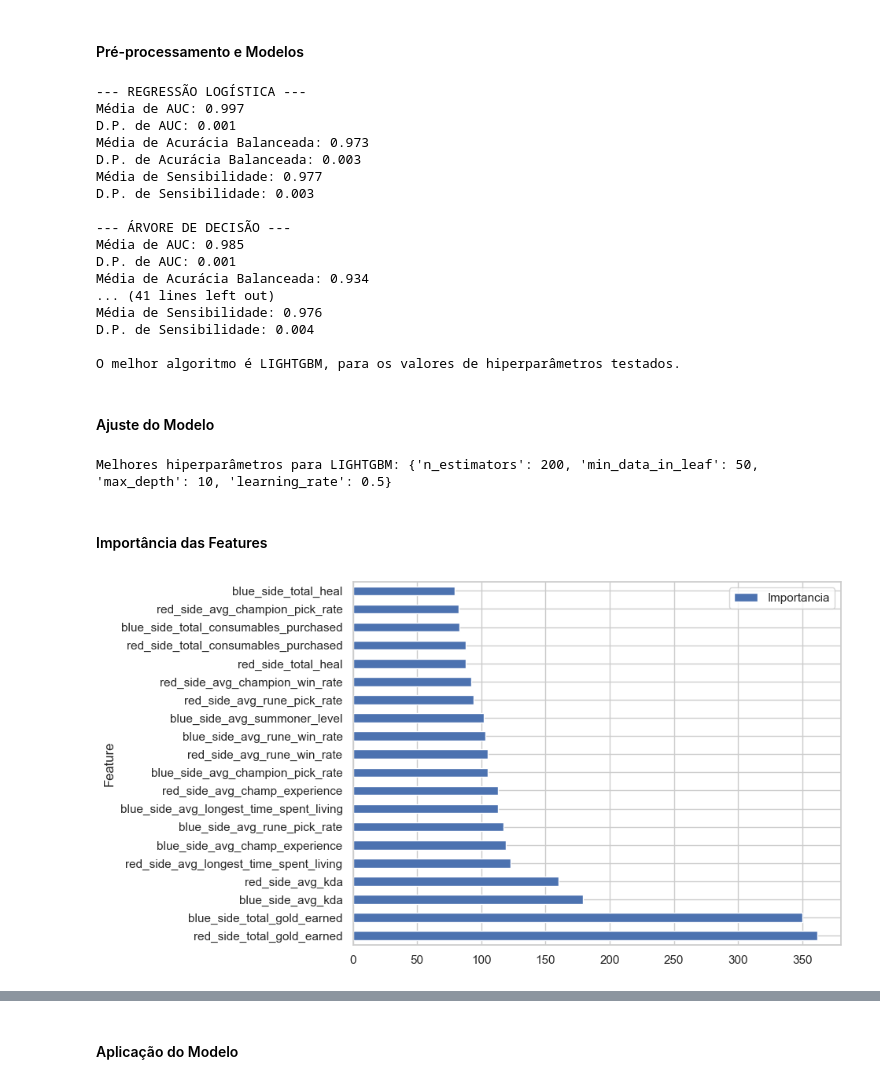
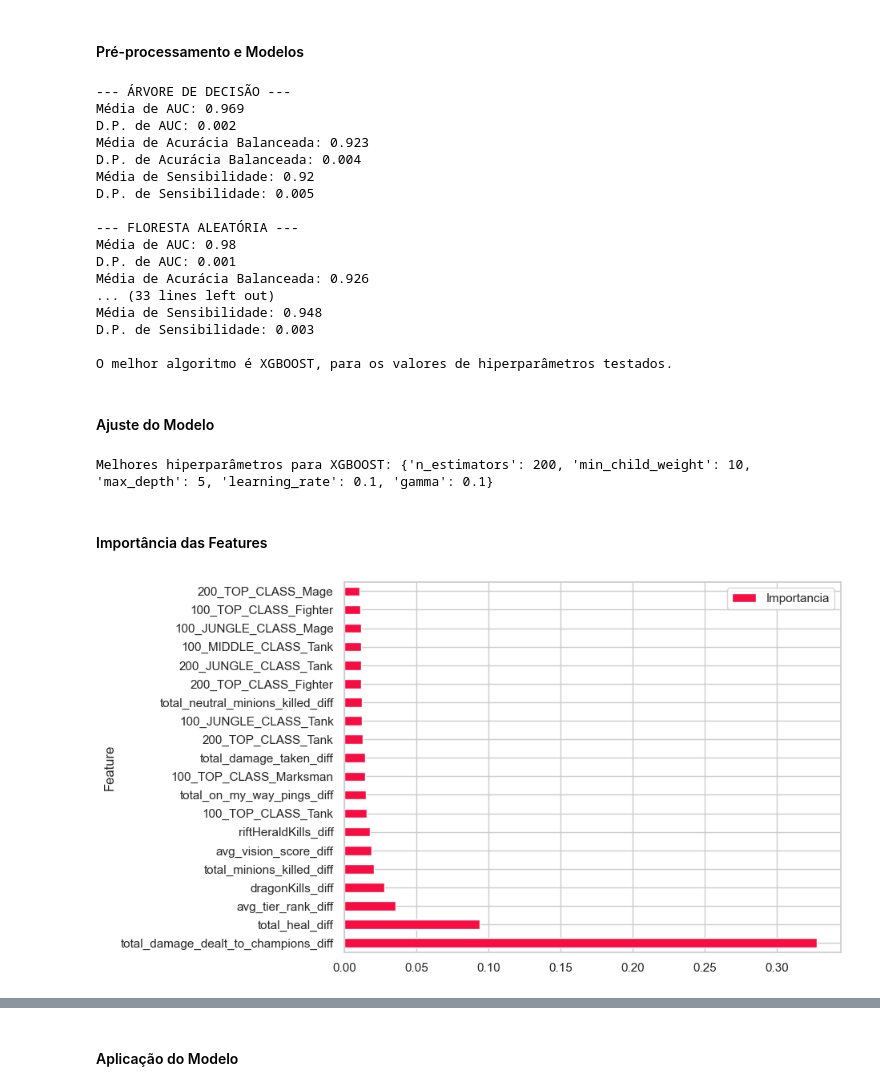
Before and after one commit to Mitysuo/LeagueOfLegendsDataLab, a Jupyter notebook: analysis.ipynb, the cells around one changed output, grey strips where cells are left out. Saved outputs shown, nothing was run; the diff lists cells and outputs as text; code cells hidden in the pictures.

Commit message:
Add new modeling

```diff
--- a/analysis.ipynb
+++ b/analysis.ipynb
@@ -669,7 +1064,7 @@ inner_cv = KFold(n_splits = 3, shuffle = True, random_state = 123)
 outer_cv = KFold(n_splits = 5, shuffle = True, random_state = 123)
 # %%
 # Avaliação de modelos por validação cruzada aninhada
-for nome, (algoritmo, parametros) in modelos.items():
+for nome, (algoritmo, parametros) in modelos_rand.items():
 
   # Métricas de interesse
   scoring = {'AUC': 'roc_auc', 'balanced_accuracy': 'balanced_accuracy', 'recall': 'recall'}
@@ -677,13 +1072,13 @@ for nome, (algoritmo, parametros) in modelos.items():
   # Escolha entre grid search ou random search. No random search, altere a métrica que deseja otimizar em 'refit' e a quantidade de iterações, se for necessário
   # grid_search = GridSearchCV(algoritmo, parametros, cv = inner_cv, scoring = scoring, refit = 'AUC', n_jobs = -1)
   random_search = RandomizedSearchCV(algoritmo, parametros, cv = inner_cv, scoring = scoring, refit = 'AUC', n_iter = 50, random_state = 123, n_jobs = -1)
-  nested_scores = cross_validate(random_search, X = X_sample_transformed, y = y_sample, cv = outer_cv, scoring = scoring, n_jobs = -1)
+  nested_scores = cross_validate(random_search, X = X_train_model_2, y = y_train_model_2, cv = outer_cv, scoring = scoring, n_jobs = -1)
 
   # Verificando se o modelo atual é o melhor
-  if np.mean(nested_scores['test_AUC']) > melhor_score:
-      melhor_algoritmo = nome
-      melhor_modelo = random_search
-      melhor_score = np.mean(nested_scores['test_AUC'])
+  if np.mean(nested_scores['test_AUC']) >= melhor_score_model_2:
+      melhor_algoritmo_model_2 = nome
+      melhor_modelo_model_2 = random_search
+      melhor_score_model_2 = np.mean(nested_scores['test_AUC'])
 
   # Resultados
   # Observação: os cálculos de acurácia balanceada e sensibilidade consideram ponto de corte = 0,50 por padrão; logo, só devem ser considerados para bases balanceadas
@@ -696,37 +1091,37 @@ for nome, (algoritmo, parametros) in modelos.items():
   print("D.P. de Sensibilidade: " + str(round(np.std(nested_scores['test_recall']), 3)))
   print("")
 
-print(f"O melhor algoritmo é {melhor_algoritmo}, para os valores de hiperparâmetros testados.")
+print(f"O melhor algoritmo é {melhor_algoritmo_model_2}, para os valores de hiperparâmetros testados.")
 # %% [output]
---- REGRESSÃO LOGÍSTICA ---
-Média de AUC: 0.997
+--- ÁRVORE DE DECISÃO ---
+Média de AUC: 0.969
+D.P. de AUC: 0.002
+Média de Acurácia Balanceada: 0.923
+D.P. de Acurácia Balanceada: 0.004
+Média de Sensibilidade: 0.92
+D.P. de Sensibilidade: 0.005
+
+--- FLORESTA ALEATÓRIA ---
+Média de AUC: 0.98
 D.P. de AUC: 0.001
-Média de Acurácia Balanceada: 0.973
-D.P. de Acurácia Balanceada: 0.003
-Média de Sensibilidade: 0.977
+Média de Acurácia Balanceada: 0.926
+... (33 lines left out)
+Média de Sensibilidade: 0.948
 D.P. de Sensibilidade: 0.003
 
---- ÁRVORE DE DECISÃO ---
-Média de AUC: 0.985
-D.P. de AUC: 0.001
-Média de Acurácia Balanceada: 0.934
-... (41 lines left out)
-Média de Sensibilidade: 0.976
-D.P. de Sensibilidade: 0.004
-
-O melhor algoritmo é LIGHTGBM, para os valores de hiperparâmetros testados.
+O melhor algoritmo é XGBOOST, para os valores de hiperparâmetros testados.
 # %% [markdown]
 #### Ajuste do Modelo
 # %%
 cv = KFold(n_splits = 10, shuffle = True, random_state = 123)
 scoring = {'AUC': 'roc_auc', 'balanced_accuracy': 'balanced_accuracy', 'recall': 'recall'}
 
-modelo_final = RandomizedSearchCV(melhor_modelo.estimator, modelos[melhor_algoritmo][1], cv = cv, scoring = scoring, refit = 'AUC', n_iter = 50, random_state = 123, n_jobs = -1)
-modelo_final.fit(X_sample_transformed, y_sample)
+modelo_final_model_2 = RandomizedSearchCV(melhor_modelo_model_2.estimator, modelos[melhor_algoritmo_model_2][1], cv = cv, scoring = scoring, refit = 'AUC', n_iter = 50, random_state = 123, n_jobs = -1)
+modelo_final_model_2.fit(X_train_model_2, y_train_model_2)
 
-print(f"Melhores hiperparâmetros para {melhor_algoritmo}: {modelo_final.best_params_}")
+print(f"Melhores hiperparâmetros para {melhor_algoritmo_model_2}: {modelo_final_model_2.best_params_}")
 # %% [output]
-Melhores hiperparâmetros para LIGHTGBM: {'n_estimators': 200, 'min_data_in_leaf': 50, 'max_depth': 10, 'learning_rate': 0.5}
+Melhores hiperparâmetros para XGBOOST: {'n_estimators': 200, 'min_child_weight': 10, 'max_depth': 5, 'learning_rate': 0.1, 'gamma': 0.1}
 # %% [markdown]
 #### Importância das Features
 # %%
@@ -734,16 +1129,16 @@ Melhores hiperparâmetros para LIGHTGBM: {'n_estimators': 200, 'min_data_in_leaf
 features_qualitativas = X_sample.select_dtypes(include = ['object', 'category']).columns
 features_qualitativas = pre_processamento.named_transformers_['cat'].get_feature_names_out(features_qualitativas) if not features_qualitativas.empty else features_qualitativas
 features_quantitativas = X_sample.select_dtypes(include = ['int64', 'float64']).columns
-features = list(features_qualitativas) + list(features_quantitativas)
+features_model_2 = list(features_quantitativas) + list(features_qualitativas)
 # %%
 # Cálculo de medida de importância de Gini
-importancias = modelo_final.best_estimator_.feature_importances_
+importancias_model_2 = modelo_final_model_2.best_estimator_.feature_importances_
 # %%
 # Gráfico das importâncias de Gini
-df_importancias = pd.DataFrame({'Feature': features, 'Importancia': importancias}).sort_values(by = 'Importancia', ascending = False)
-top_20 = df_importancias.head(20)
-top_20.plot.barh(x = 'Feature', y = 'Importancia', figsize = (8, 6))
+df_importancias_model_2 = pd.DataFrame({'Feature': features_model_2, 'Importancia': importancias_model_2}).sort_values(by = 'Importancia', ascending = False)
+top_20_model_2 = df_importancias_model_2.head(20)
+top_20_model_2.plot.barh(x = 'Feature', y = 'Importancia', figsize = (8, 6))
 plt.show()
 # %% [output]
-[figure, old version]
+[figure, new version]
 # %%
```
Also changed, not shown: parts of 85 cells of this notebook, 3 other files.
